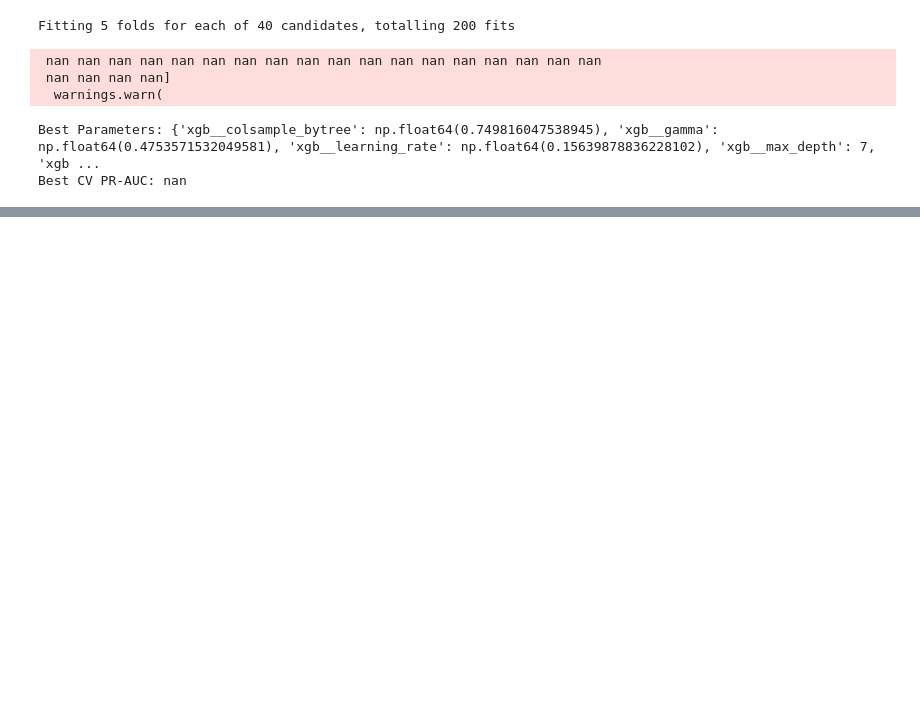
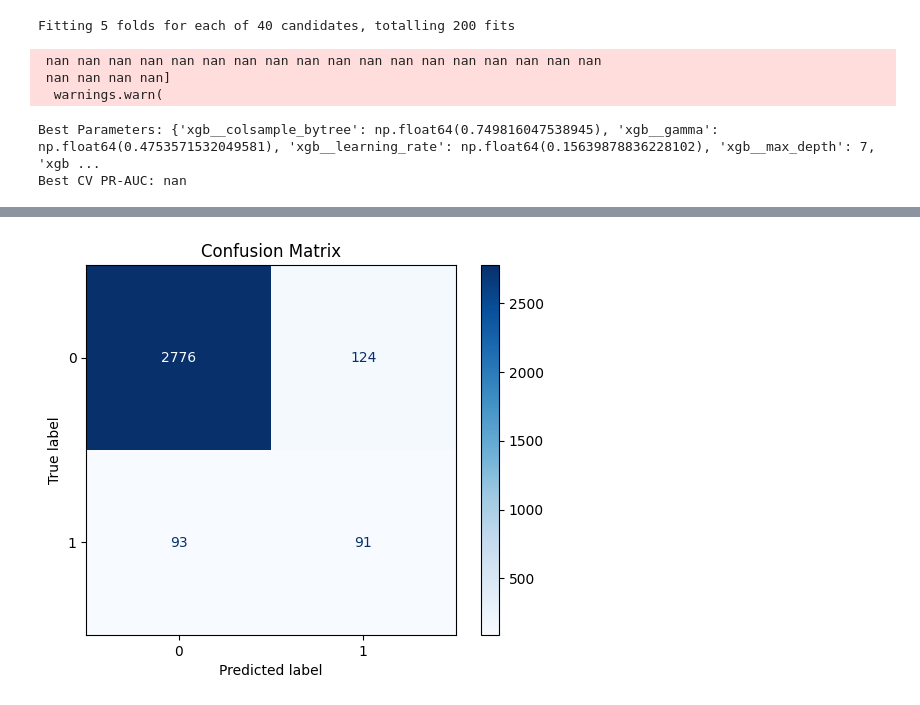
Before and after one commit to enxinn/DSA4263_VehicleInsuranceFraud, a Jupyter notebook: notebooks/07_xgboost.ipynb, the cells around one changed output, grey strips where cells are left out. Saved outputs shown, nothing was run; the diff lists cells and outputs as text; code cells hidden in the pictures; blank space fills up the shorter version.

```diff
--- a/notebooks/07_xgboost.ipynb
+++ b/notebooks/07_xgboost.ipynb
@@ -183,3 +174,11 @@ Test PR-AUC: 0.49576459654259025
+# %%
+cm = confusion_matrix(y_val, y_pred)
+disp = ConfusionMatrixDisplay(cm, display_labels=[0,1])
+disp.plot(cmap='Blues')
+plt.title(f"Confusion Matrix")
+plt.show()
+# %% [output]
+[figure, added]
 # %%
 from sklearn.metrics import precision_recall_curve
 import matplotlib.pyplot as plt
```
Also changed, not shown: parts of 11 cells of this notebook, 11 other files.
